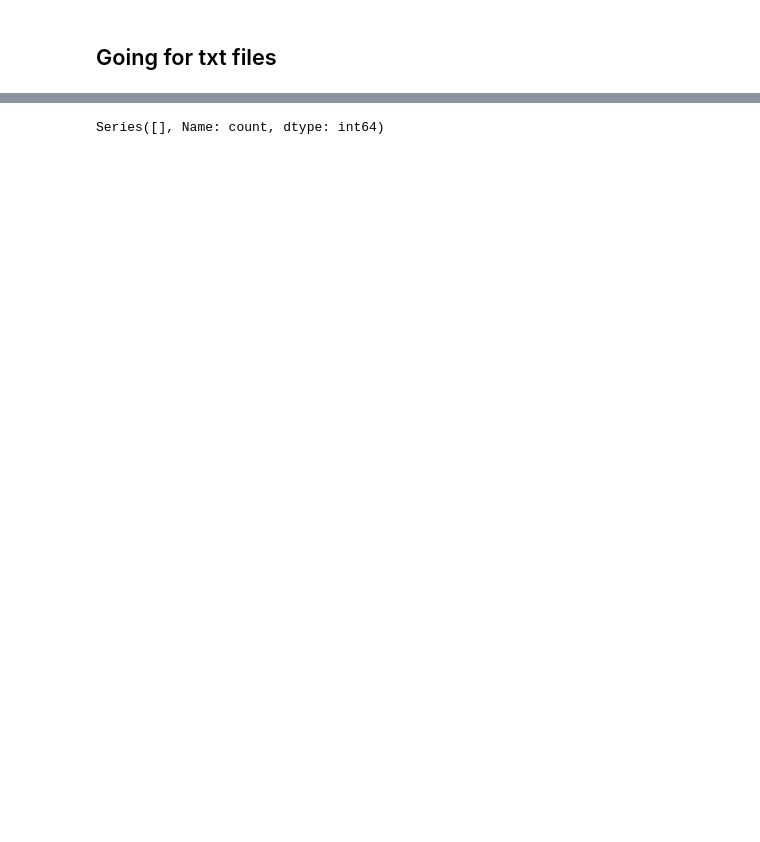
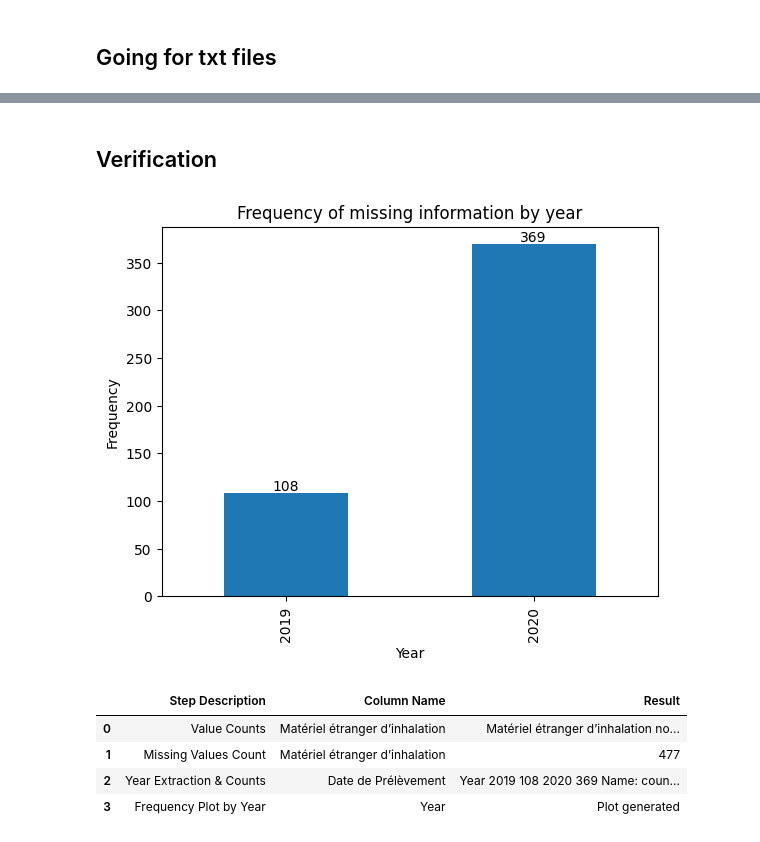
Before and after one commit to drci-foch/BTB_extraction, a Jupyter notebook: notebook.ipynb, the cells around one changed output, grey strips where cells are left out. Saved outputs shown, nothing was run; the diff lists cells and outputs as text; code cells hidden in the pictures; blank space fills up the shorter version.

Commit message:
regex done

```diff
--- a/notebook.ipynb
+++ b/notebook.ipynb
@@ -506,16 +527,54 @@ plt.show()
-# %%
-# Assuming df_na and df1 as per your setup
-
-# Filter df_na for 2021 entries using the 'year' information in df1
-files_from_2021 = df_na[df1['year'] == 2021]
-
-# List filenames from 2021
-filenames_2021 = files_from_2021['Filename']
-
-# If you want to see unique filenames and their counts
-unique_filenames_2021 = filenames_2021.value_counts()
-
-# Display the filenames and their counts
-print(unique_filenames_2021)
-# %% [output]
-Series([], Name: count, dtype: int64)
+# %% [markdown]
+## Verification
+# %%
+import pandas as pd
+import matplotlib.pyplot as plt
+
+def summarize_verification_steps(df, column_name):
+    summary = []
+
+    # Step 1: Value Counts
+    value_counts = df[column_name].value_counts()
+    summary.append({'Step Description': 'Value Counts', 'Column Name': column_name, 'Result': value_counts})
+
+    # Step 2: Identify Missing Values
+    missing_values_count = df[column_name].isna().sum()
+    summary.append({'Step Description': 'Missing Values Count', 'Column Name': column_name, 'Result': missing_values_count})
+
+    # Extract rows with missing values for further analysis
+    df_na = df[df[column_name].isna()]
+
+    # Step 3: Extract and Transform Dates
+    if 'Date de Prélèvement' in df_na.columns:
+        df_na['Date de Prélèvement'] = pd.to_datetime(df_na['Date de Prélèvement'], dayfirst=True)
+        df_na['Year'] = df_na['Date de Prélèvement'].dt.year
+        year_counts = df_na['Year'].value_counts().sort_index()
+        summary.append({'Step Description': 'Year Extraction & Counts', 'Column Name': 'Date de Prélèvement', 'Result': year_counts,})
+
+    # Step 4: Plot Frequency by Year (if applicable)
+    # This step involves visualization, which can't be directly represented in the DataFrame but can be noted.
+    if 'Year' in df_na.columns:
+        summary.append({'Step Description': 'Frequency Plot by Year', 'Column Name': 'Year', 'Result': 'Plot generated'})
+
+        # Plotting is done outside the DataFrame since it's not a textual result
+        ax = year_counts.plot(kind='bar')
+        plt.xlabel('Year')
+        plt.ylabel('Frequency')
+        plt.title('Frequency of missing information by year')
+        for p in ax.patches:
+            ax.annotate(f'{p.get_height()}', (p.get_x() + p.get_width() / 2., p.get_height()),
+                        ha='center', va='center', xytext=(0, 5), textcoords='offset points')
+        plt.show()
+
+    return pd.DataFrame(summary)
+# %%
+# Apply the function to your DataFrame and specific column
+df_summary = summarize_verification_steps(df, df.columns[-2])
+df_summary
+# %% [output]
+[figure, added]
+|  | Step Description | Column Name | Result |
+| 0 | Value Counts | Matériel étranger d’inhalation | Matériel étranger d’inhalation no... |
+| 1 | Missing Values Count | Matériel étranger d’inhalation | 477 |
+| 2 | Year Extraction & Counts | Date de Prélèvement | Year 2019 108 2020 369 Name: coun... |
+| 3 | Frequency Plot by Year | Year | Plot generated |
```
Also changed, not shown: parts of 12 cells of this notebook.
